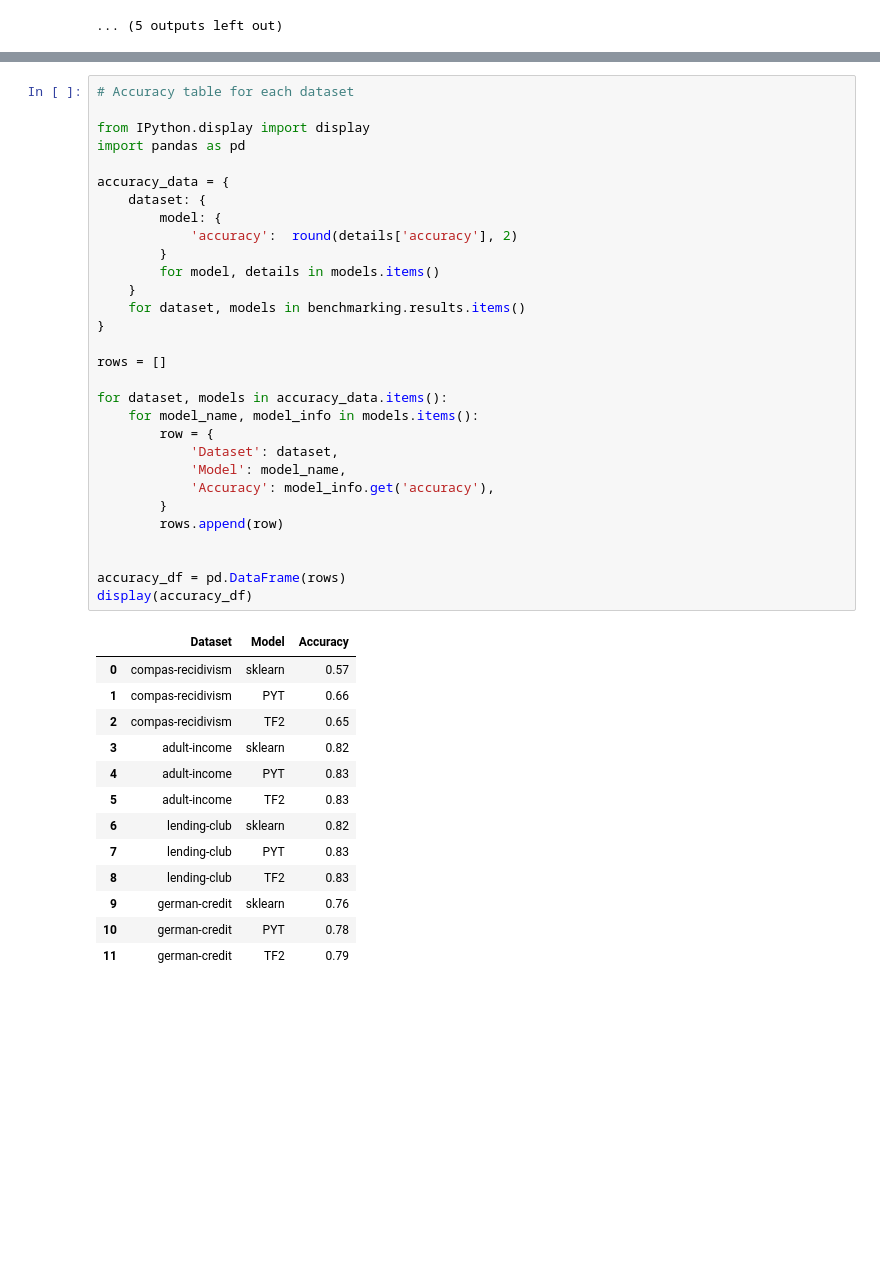
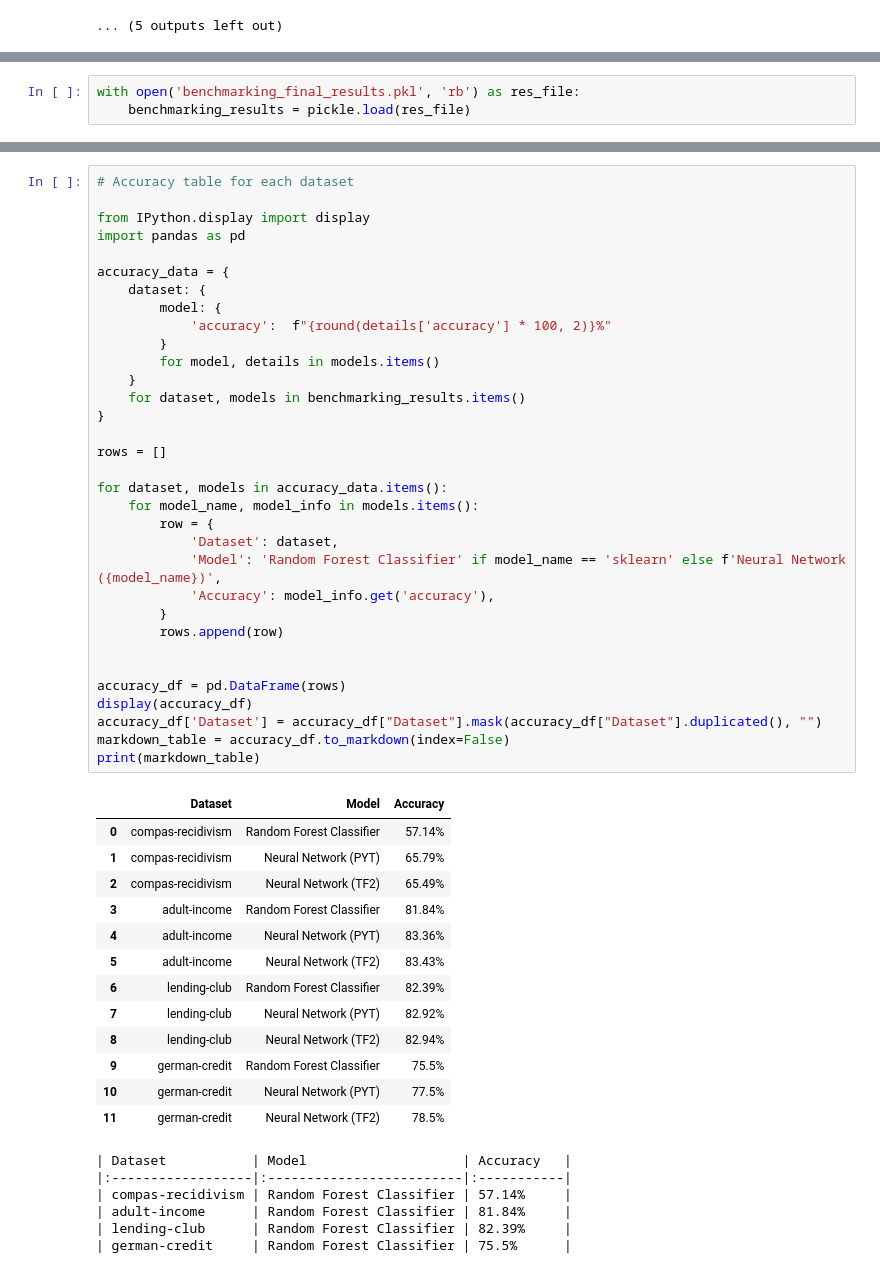
Before and after one commit to Dice-Extended/dice-x, a Jupyter notebook: docs/source/notebooks/Benchmarking_Preliminary_Metrics.ipynb, the cells around one changed output, grey strips where cells are left out. Drawn from its saved outputs; the diff is of its cells as text; blank space fills up the shorter version.

Commit message:
experiment results are added

```diff
--- a/docs/source/notebooks/Benchmarking_Preliminary_Metrics.ipynb
+++ b/docs/source/notebooks/Benchmarking_Preliminary_Metrics.ipynb
@@ -244,0 +88,3 @@ with open('benchmarking_final_results.pkl', 'wb') as res_file:
+# %%
+with open('benchmarking_final_results.pkl', 'rb') as res_file:
+    benchmarking_results = pickle.load(res_file)
@@ -245,44 +108,53 @@ with open('benchmarking_final_results.pkl', 'wb') as res_file:
 # %%
 # Accuracy table for each dataset
 
 from IPython.display import display
 import pandas as pd
 
 accuracy_data = {
     dataset: {
         model: {
-            'accuracy':  round(details['accuracy'], 2)
+            'accuracy':  f"{round(details['accuracy'] * 100, 2)}%"
         }
         for model, details in models.items()
     }
-    for dataset, models in benchmarking.results.items()
+    for dataset, models in benchmarking_results.items()
 }
 
 rows = []
 
 for dataset, models in accuracy_data.items():
     for model_name, model_info in models.items():
         row = {
             'Dataset': dataset,
-            'Model': model_name,
+            'Model': 'Random Forest Classifier' if model_name == 'sklearn' else f'Neural Network ({model_name})',
             'Accuracy': model_info.get('accuracy'),
         }
         rows.append(row)
 
 
 accuracy_df = pd.DataFrame(rows)
 display(accuracy_df)
+accuracy_df['Dataset'] = accuracy_df["Dataset"].mask(accuracy_df["Dataset"].duplicated(), "")
+markdown_table = accuracy_df.to_markdown(index=False)
+print(markdown_table)
 # %% [output]
 |  | Dataset | Model | Accuracy |
-| 0 | compas-recidivism | sklearn | 0.57 |
-| 1 | compas-recidivism | PYT | 0.66 |
-| 2 | compas-recidivism | TF2 | 0.65 |
-| 3 | adult-income | sklearn | 0.82 |
-| 4 | adult-income | PYT | 0.83 |
-| 5 | adult-income | TF2 | 0.83 |
-| 6 | lending-club | sklearn | 0.82 |
-| 7 | lending-club | PYT | 0.83 |
-| 8 | lending-club | TF2 | 0.83 |
-| 9 | german-credit | sklearn | 0.76 |
-| 10 | german-credit | PYT | 0.78 |
-| 11 | german-credit | TF2 | 0.79 |
+| 0 | compas-recidivism | Random Forest Classifier | 57.14% |
+| 1 | compas-recidivism | Neural Network (PYT) | 65.79% |
+| 2 | compas-recidivism | Neural Network (TF2) | 65.49% |
+| 3 | adult-income | Random Forest Classifier | 81.84% |
+| 4 | adult-income | Neural Network (PYT) | 83.36% |
+| 5 | adult-income | Neural Network (TF2) | 83.43% |
+| 6 | lending-club | Random Forest Classifier | 82.39% |
+| 7 | lending-club | Neural Network (PYT) | 82.92% |
+| 8 | lending-club | Neural Network (TF2) | 82.94% |
+| 9 | german-credit | Random Forest Classifier | 75.5% |
+| 10 | german-credit | Neural Network (PYT) | 77.5% |
+| 11 | german-credit | Neural Network (TF2) | 78.5% |
+| Dataset           | Model                    | Accuracy   |
+|:------------------|:-------------------------|:-----------|
+| compas-recidivism | Random Forest Classifier | 57.14%     |
+| adult-income      | Random Forest Classifier | 81.84%     |
+| lending-club      | Random Forest Classifier | 82.39%     |
+| german-credit     | Random Forest Classifier | 75.5%      |
```
Also changed, not shown: parts of 28 cells of this notebook.
